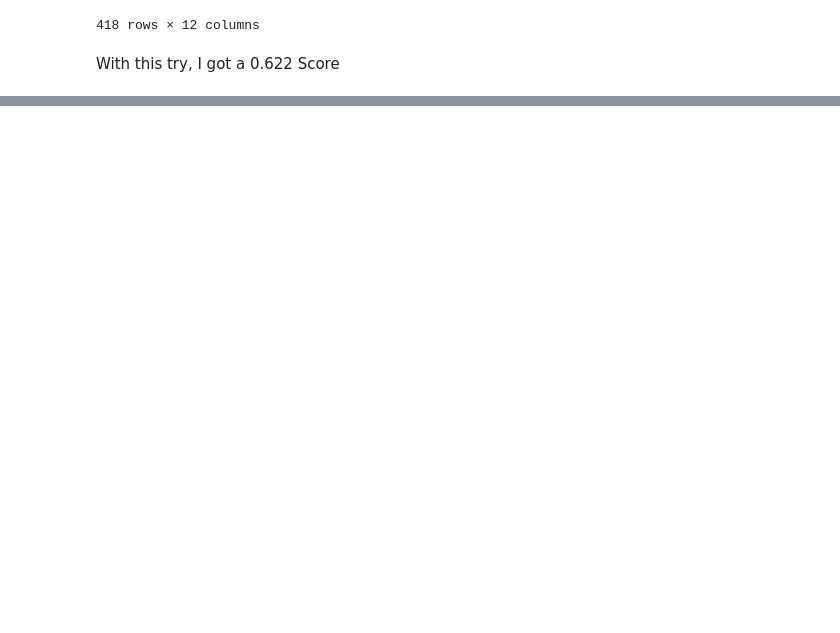
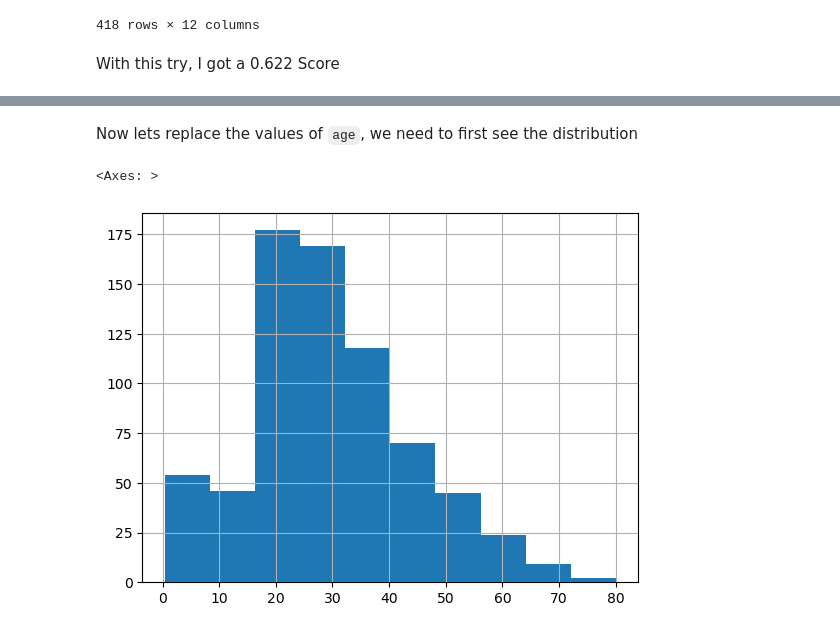
Before and after one commit to RafaelTakata0105/titanic_competition, a Jupyter notebook: notebooks/titanic.ipynb, the cells around one changed output, grey strips where cells are left out. Saved outputs shown, nothing was run; the diff lists cells and outputs as text; code cells hidden in the pictures; blank space fills up the shorter version.

```diff
--- a/notebooks/titanic.ipynb
+++ b/notebooks/titanic.ipynb
@@ -9,5 +10,5 @@ import pandas as pd
 # %% [markdown]
 Created the dataframes
 # %%
-df_train = pd.read_csv('../data/raw/train.csv')
+df_train = pd.read_csv('../data/raw/train.csv', index_col = 0)
 df_test = pd.read_csv('../data/raw/test.csv')
@@ -44,0 +75,3 @@ With this try, I got a 0.622 Score
+# %%
+df_val = df_train.drop(['Name', 'Ticket', 'Cabin'], axis= 1) #If we change the format on one dataset, we need to do it on test too
+df_testk = df_test.drop(['Name', 'Ticket', 'Cabin'], axis = 1)
@@ -44,0 +81,5 @@ With this try, I got a 0.622 Score
+# %%
+#I converted the to type int
+df_val['Sex'] = df_val['Sex'].map({'male': 0, 'female': 1})
+df_val['Embarked'] = df_val['Embarked'].map({'S': 0, 'C': 1, 'Q': 2})
+df_val[['Embarked', 'Sex']].head()
@@ -44,0 +145,8 @@ With this try, I got a 0.622 Score
+# %% [markdown]
+Now lets replace the values of `age`, we need to first see the distribution
+# %%
+df_val['Age'].hist()
+#It is a uniform distribution with some skew to the left
+# %% [output]
+<Axes: >
+[figure, added]
```
Also changed, not shown: parts of 45 cells of this notebook.
